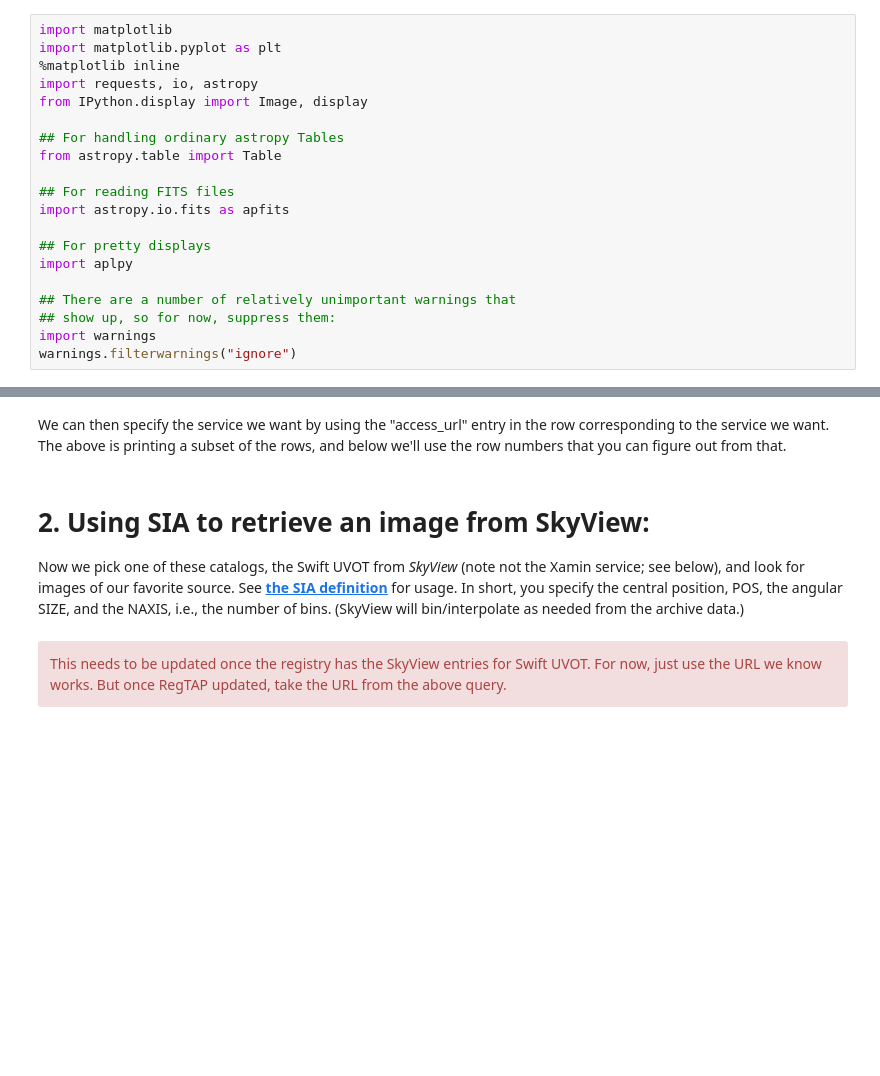
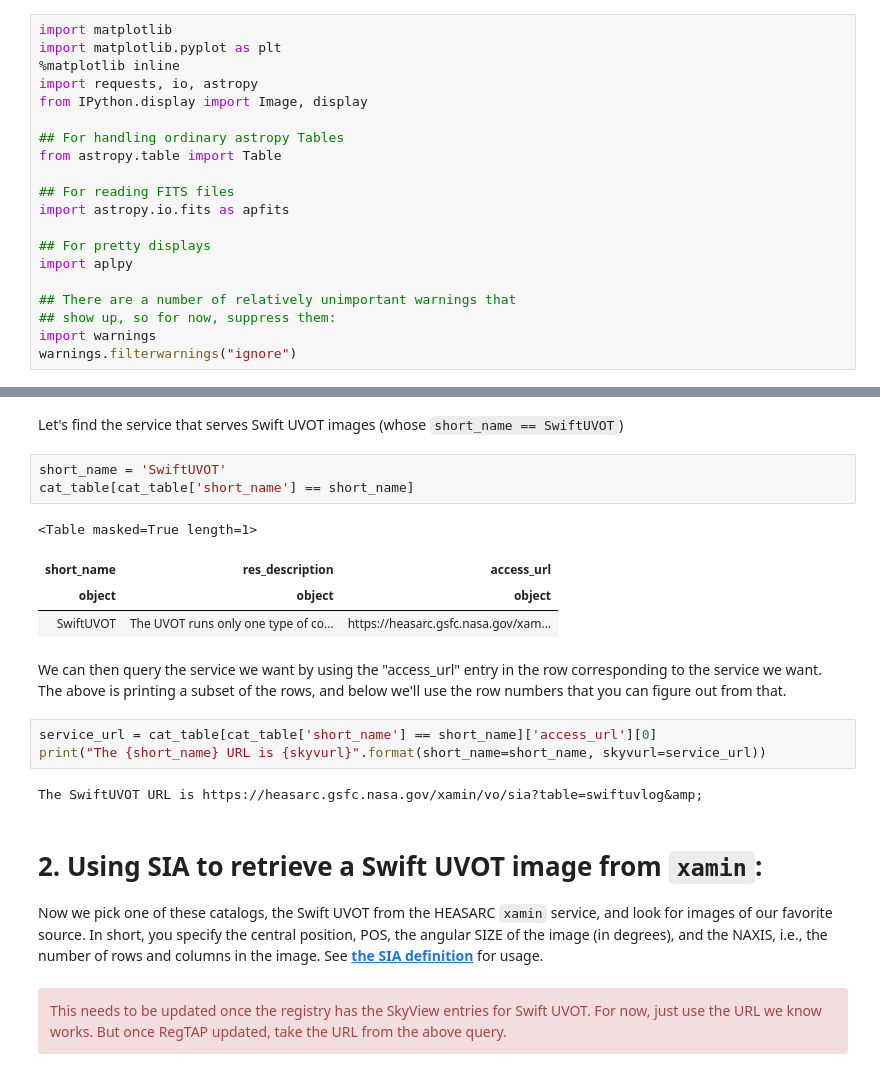
Before and after one commit to NASA-NAVO/aas_workshop_2018, a Jupyter notebook: heasarc/heasarc_Image_Access.ipynb, the cells around one changed output, grey strips where cells are left out. Saved outputs shown, nothing was run; the diff lists cells and outputs as text; blank space fills up the shorter version.

```diff
--- a/heasarc/heasarc_Image_Access.ipynb
+++ b/heasarc/heasarc_Image_Access.ipynb
@@ -75,11 +75,26 @@ cat_table[-23:-12]
+# %% [markdown]
+Let's find the service that serves Swift UVOT images (whose ``short_name == SwiftUVOT``)
+# %%
+short_name = 'SwiftUVOT'
+cat_table[cat_table['short_name'] == short_name]
+# %% [output]
+<Table masked=True length=1>
+| short_name | res_description | access_url |
+| object | object | object |
+| SwiftUVOT | The UVOT runs only one type of co... | https://heasarc.gsfc.nasa.gov/xam... |
 # %% [markdown]
-We can then specify the service we want by using the "access_url" entry in the row corresponding to the service we want.  The above is printing a subset of the rows, and below we'll use the row numbers that you can figure out from that.
+We can then query the service we want by using the "access_url" entry in the row corresponding to the service we want.  The above is printing a subset of the rows, and below we'll use the row numbers that you can figure out from that.
+# %%
+service_url = cat_table[cat_table['short_name'] == short_name]['access_url'][0]
+print("The {short_name} URL is {skyvurl}".format(short_name=short_name, skyvurl=service_url))
+# %% [output]
+The SwiftUVOT URL is https://heasarc.gsfc.nasa.gov/xamin/vo/sia?table=swiftuvlog&amp;
 # %% [markdown]
 <a id="sia"></a>
 
-# 2. Using SIA to retrieve an image from SkyView:
+# 2. Using SIA to retrieve a Swift UVOT image from ``xamin``:
 
-Now we pick one of these catalogs, the Swift UVOT from *SkyView* (note not the Xamin service;  see below), and look for images of our favorite source.  See __[the SIA definition](http://www.ivoa.net/documents/WD/SIA/sia-20040524.html)__ for usage.  In short, you specify the central position, POS, the angular SIZE, and the NAXIS, i.e., the number of bins.  (SkyView will bin/interpolate as needed from the archive data.)
+Now we pick one of these catalogs, the Swift UVOT from the HEASARC ``xamin`` service, and look for images of our favorite source.  In short, you specify the central position, POS, the angular SIZE of the image (in degrees), and the NAXIS, i.e., the number of rows and columns in the image. See __[the SIA definition](http://www.ivoa.net/documents/WD/SIA/sia-20040524.html)__ for usage.
 # %% [markdown]
 <div class="alert alert-block alert-danger">
 This needs to be updated once the registry has the SkyView entries for Swift UVOT.  For now, just use the URL we know works.  But once RegTAP updated, take the URL from the above query.
```
Also changed, not shown: parts of 33 cells of this notebook, 3 other files.
